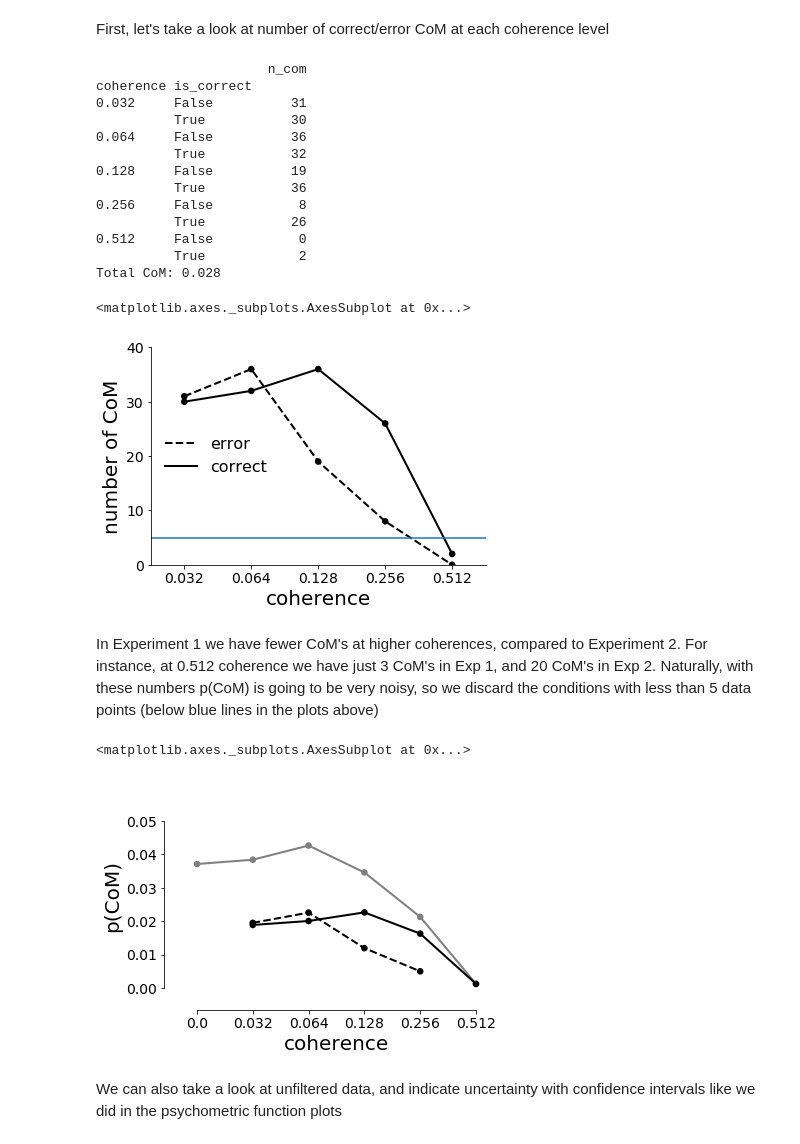
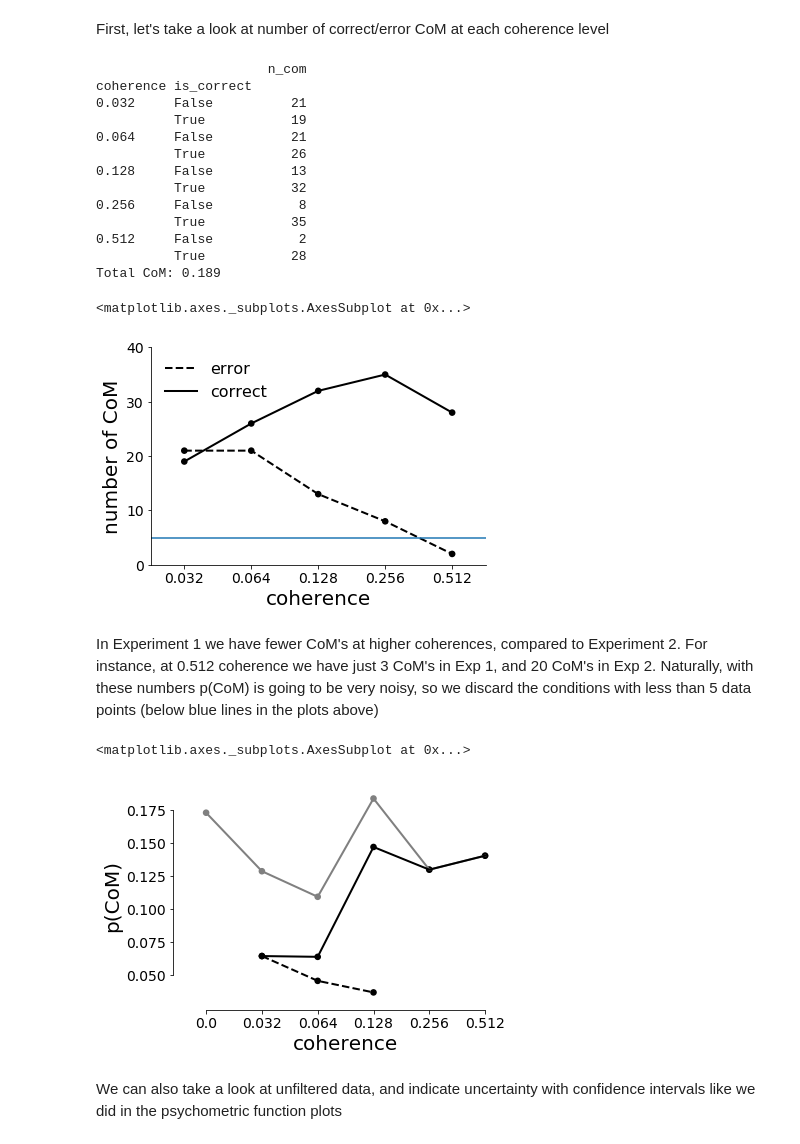
Before and after one commit to nidstigator/com_fixed_duration, a Jupyter notebook: analysis/psychometrics.ipynb, the cells around one changed output. Drawn from its saved outputs; the diff is of its cells as text; code cells hidden in the pictures.

```diff
--- a/analysis/psychometrics.ipynb
+++ b/analysis/psychometrics.ipynb
@@ -23,7 +23,7 @@ import data_reader
 
 dr = data_reader.DataReader()
 # data_path = '../../data/experimental_data/exp1/'
-data_path = 'C:/Users/Arkady/Google Drive/data/CoM_fixed_duration/processed'
+data_path = 'C:/Users/azgonnikov/Google Drive/data/CoM_fixed_duration/processed'
 
 choices, dynamics = dr.get_data(path=data_path, rename_vars=True)
 
@@ -241,19 +244,19 @@ plot_n_com_by_is_correct(choices)
 # %% [output]
                       n_com
 coherence is_correct
-0.032     False          31
-          True           30
-0.064     False          36
+0.032     False          21
+          True           19
+0.064     False          21
+          True           26
+0.128     False          13
           True           32
-0.128     False          19
-          True           36
 0.256     False           8
-          True           26
-0.512     False           0
-          True            2
-Total CoM: 0.028
+          True           35
+0.512     False           2
+          True           28
+Total CoM: 0.189
 <matplotlib.axes._subplots.AxesSubplot at 0x...>
-[figure, old version]
+[figure, new version]
 # %% [markdown]
 In Experiment 1 we have fewer CoM's at higher coherences, compared to Experiment 2. For instance, at 0.512 coherence we have just 3 CoM's in Exp 1, and 20 CoM's in Exp 2. Naturally, with these numbers p(CoM) is going to be very noisy, so we discard the conditions with less than 5 data points (below blue lines in the plots above)
 # %%
@@ -265,37 +268,39 @@ def plot_p_com_by_is_correct(c, correct_col='is_correct', color='k', n_threshold
            for coherence in np.sort(c.coherence.unique())]
 
     p_com_total = pd.DataFrame(p_com_total, columns=['p_com', 'coherence'])
 
     ax = sns.pointplot(data=p_com_total, x='coherence', y='p_com', scale=0.75, color='gray')
 
 #     c = c[~(c.coherence==0)]
     p_com = [len(c[(c.is_com) & (c.coherence==coherence) & (c[correct_col]==is_correct)]) /
                    len(c[(c.coherence==coherence)])
-               if (len(c[(c.is_com) & (c.coherence==coherence) & (c[correct_col]==is_correct)]) > n_threshold) else np.NaN
+               if (len(c[(c.is_com) & (c.coherence==coherence) & (c[correct_col]==is_correct)]) > n_threshold)
+               else np.NaN
            for coherence in np.sort(c.coherence.unique())
            for is_correct in np.sort(c[correct_col].unique())]
 
     p_com = pd.DataFrame(p_com, columns=['p_com'],
                         index=pd.MultiIndex.from_product([np.sort(c.coherence.unique()),
                                                           np.sort(c.is_correct.unique())],
                                                          names=['coherence', correct_col]))
     p_com.loc[0] = np.NaN
 
     ax = sns.pointplot(data=p_com.reset_index(), x='coherence', y='p_com', hue=correct_col,
                        palette=[color, color], linestyles=['--', '-'], scale=0.75, ax=ax)
 
     ax.set_xlabel('coherence')
     ax.set_ylabel('p(CoM)')
-    ax.set_ylim((-0.005, 0.06))
+#     ax.set_ylim((-0.005, 0.2))
     sns.despine(ax=ax, trim=True, offset=5)
     ax.legend_.remove()
 #     plt.savefig(('figures/p_com_by_%s_%s' % (correct_col, exp)).replace(' ', '_'), bbox_inches='tight')
     return ax
 
-plot_p_com_by_is_correct(choices, n_threshold=0)
+# plot_p_com_by_is_correct(choices.loc[216], n_threshold=0)
+plot_p_com_by_is_correct(choices.loc[747], n_threshold=0)
 # %% [output]
 <matplotlib.axes._subplots.AxesSubplot at 0x...>
-[figure, old version]
+[figure, new version]
 # %% [markdown]
 We can also take a look at unfiltered data, and indicate uncertainty with confidence intervals  like we did in the psychometric function plots
 # %%
```
Also changed, not shown: parts of 4 cells of this notebook, 4 other files.
